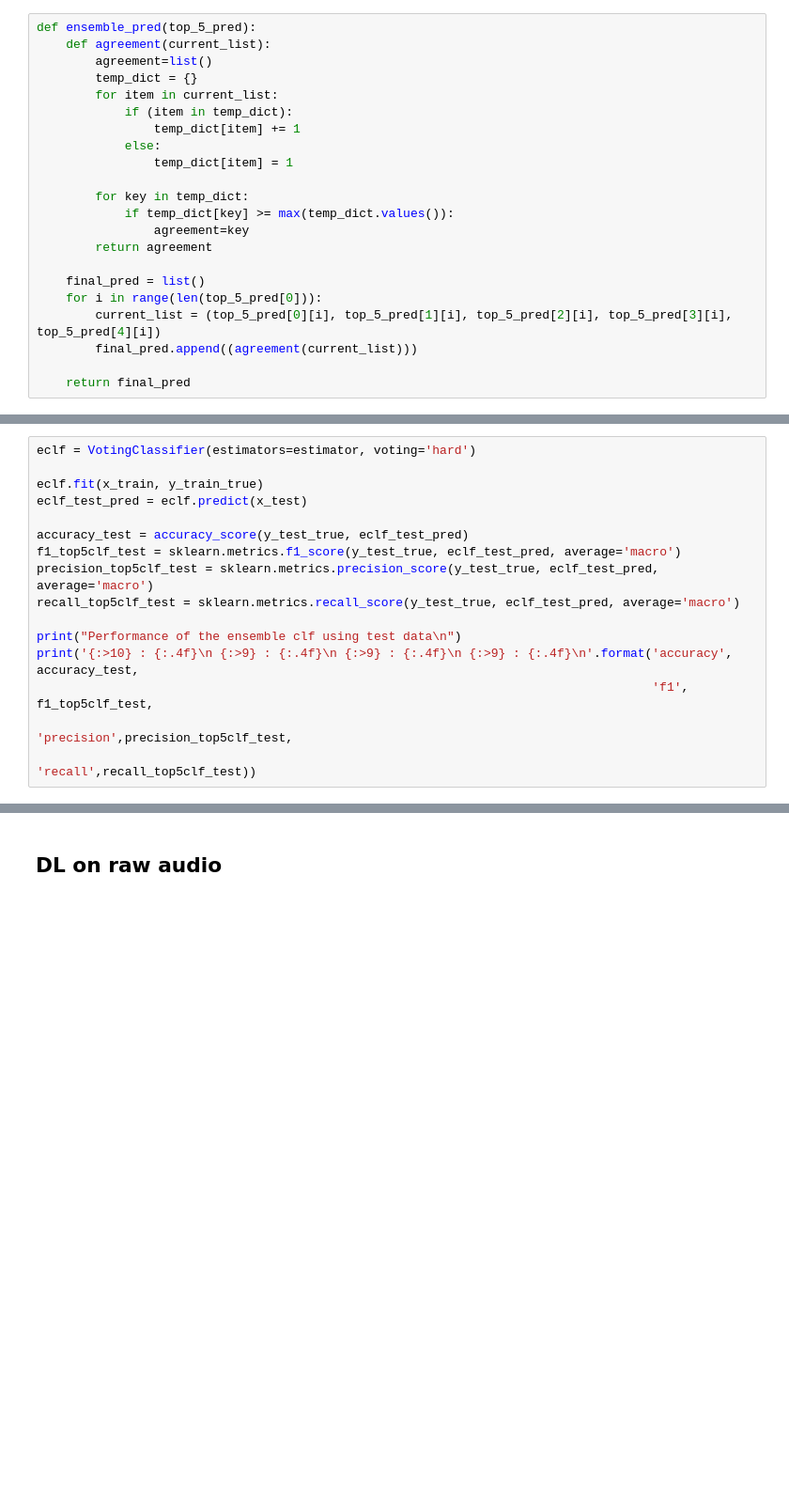
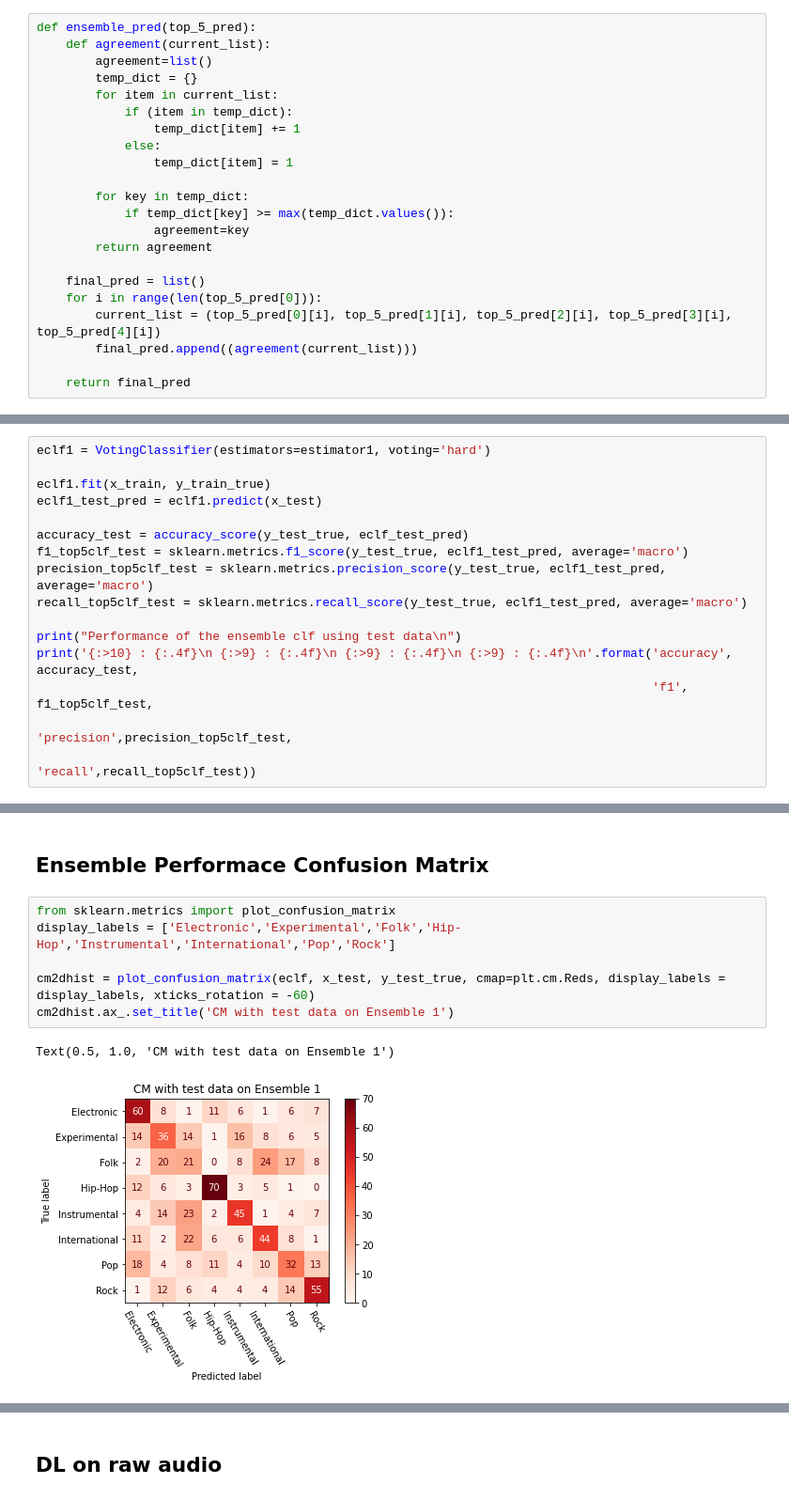
Before and after one commit to lucaspar/ds-project, a Jupyter notebook: code/src/baseline/baseline.ipynb, the cells around one changed output, grey strips where cells are left out. Shown at 94% size. Drawn from its saved outputs; the diff is of its cells as text; blank space fills up the shorter version.

```diff
--- a/code/src/baseline/baseline.ipynb
+++ b/code/src/baseline/baseline.ipynb
@@ -753,13 +841,13 @@ Performance of the ensemble clf using test data
 # %%
-eclf = VotingClassifier(estimators=estimator, voting='hard')
+eclf1 = VotingClassifier(estimators=estimator1, voting='hard')
 
-eclf.fit(x_train, y_train_true)
-eclf_test_pred = eclf.predict(x_test)
+eclf1.fit(x_train, y_train_true)
+eclf1_test_pred = eclf1.predict(x_test)
 
 accuracy_test = accuracy_score(y_test_true, eclf_test_pred)
-f1_top5clf_test = sklearn.metrics.f1_score(y_test_true, eclf_test_pred, average='macro')
-precision_top5clf_test = sklearn.metrics.precision_score(y_test_true, eclf_test_pred, average='macro')
-recall_top5clf_test = sklearn.metrics.recall_score(y_test_true, eclf_test_pred, average='macro')
+f1_top5clf_test = sklearn.metrics.f1_score(y_test_true, eclf1_test_pred, average='macro')
+precision_top5clf_test = sklearn.metrics.precision_score(y_test_true, eclf1_test_pred, average='macro')
+recall_top5clf_test = sklearn.metrics.recall_score(y_test_true, eclf1_test_pred, average='macro')
 
 print("Performance of the ensemble clf using test data\n")
 print('{:>10} : {:.4f}\n {:>9} : {:.4f}\n {:>9} : {:.4f}\n {:>9} : {:.4f}\n'.format('accuracy', accuracy_test,
@@ -809,0 +1038,11 @@ Confusion Metrix of sklearn ensemble results with test data
+# %% [markdown]
+## Ensemble Performace Confusion Matrix
+# %%
+from sklearn.metrics import plot_confusion_matrix
+display_labels = ['Electronic','Experimental','Folk','Hip-Hop','Instrumental','International','Pop','Rock']
+
+cm2dhist = plot_confusion_matrix(eclf, x_test, y_test_true, cmap=plt.cm.Reds, display_labels = display_labels, xticks_rotation = -60)
+cm2dhist.ax_.set_title('CM with test data on Ensemble 1')
+# %% [output]
+Text(0.5, 1.0, 'CM with test data on Ensemble 1')
+[figure, added]
```
Also changed, not shown: parts of 36 cells of this notebook.
